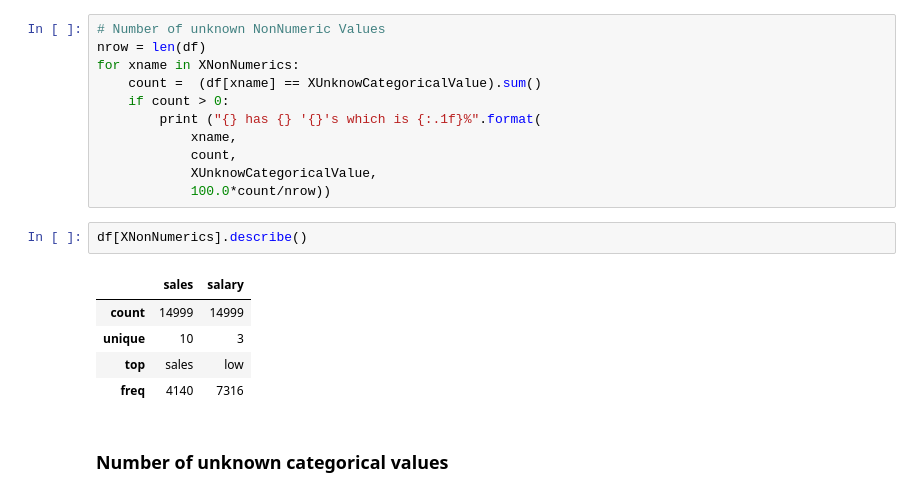
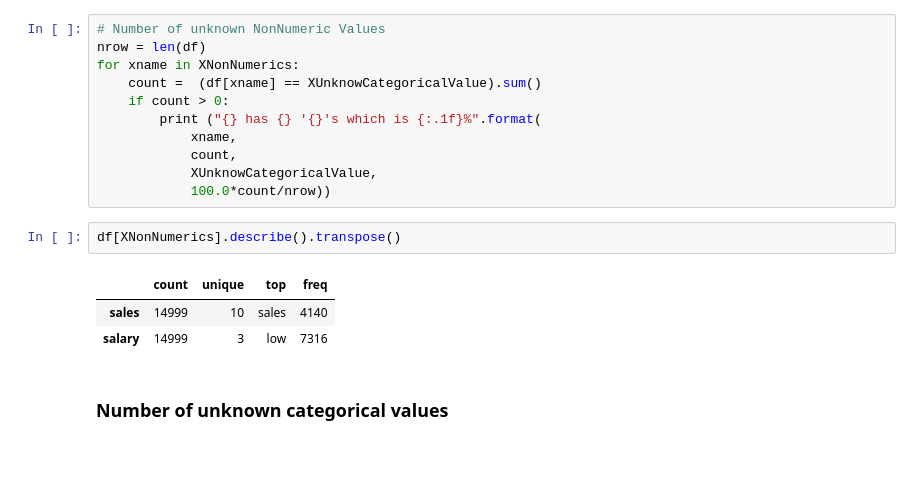
Before and after one commit to gitclem/MachineLearningTemplates, a Jupyter notebook: ClemMLTemplateHR.ipynb, the cells around one changed output. Drawn from its saved outputs; the diff is of its cells as text; blank space fills up the shorter version.

```diff
--- a/ClemMLTemplateHR.ipynb
+++ b/ClemMLTemplateHR.ipynb
@@ -253,13 +252,11 @@ for xname in XNonNumerics:
             XUnknowCategoricalValue,
             100.0*count/nrow))
 # %%
-df[XNonNumerics].describe()
+df[XNonNumerics].describe().transpose()
 # %% [output]
-|  | sales | salary |
-| count | 14999 | 14999 |
-| unique | 10 | 3 |
-| top | sales | low |
-| freq | 4140 | 7316 |
+|  | count | unique | top | freq |
+| sales | 14999 | 10 | sales | 4140 |
+| salary | 14999 | 3 | low | 7316 |
 # %% [markdown]
 ### Number of unknown categorical values
 # %%
```
Also changed, not shown: parts of 2 cells of this notebook, 1 other file.
